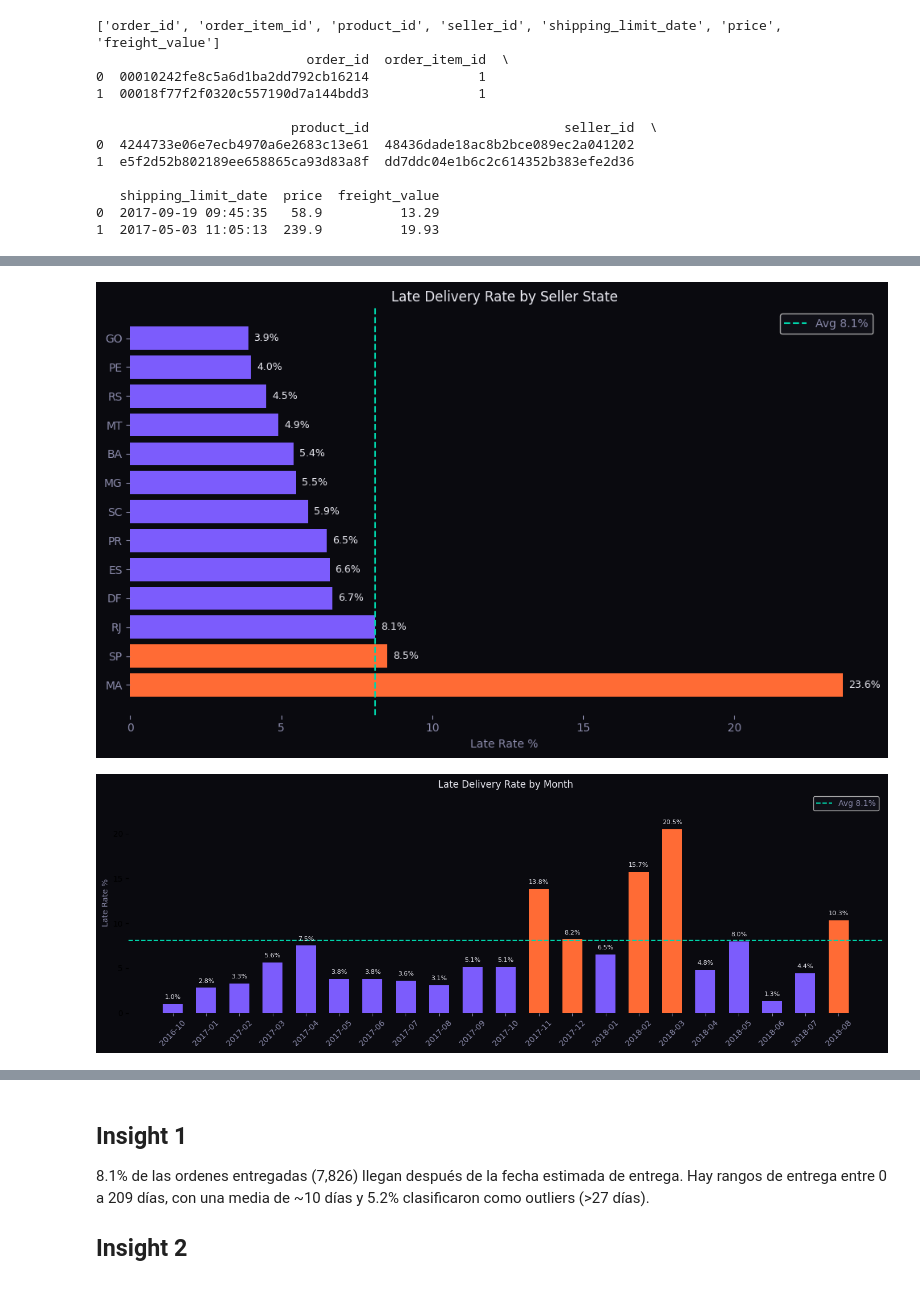
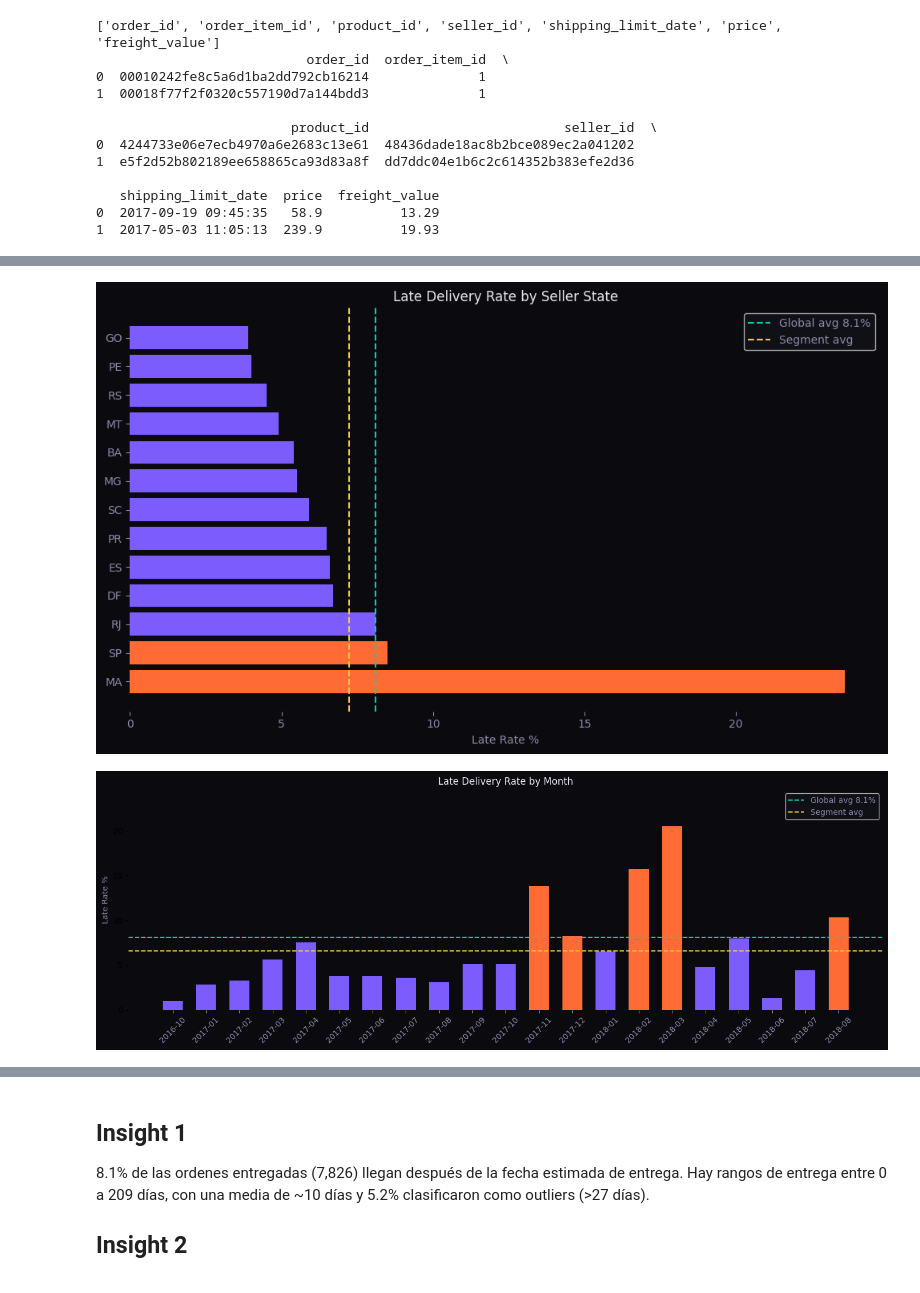
Before and after one commit to xbanuelos/BI-Portfolio, a Jupyter notebook: phase_01/project_02_delivery_time/delivery_time_analysis.ipynb, the cells around one changed output, grey strips where cells are left out. Drawn from its saved outputs; the diff is of its cells as text; code cells hidden in the pictures.

```diff
--- a/phase_01/project_02_delivery_time/delivery_time_analysis.ipynb
+++ b/phase_01/project_02_delivery_time/delivery_time_analysis.ipynb
@@ -262,9 +262,11 @@ bars = ax.barh(late_by_seller['seller_state'],
                color=['#7c5cfc' if r <= 8.1 else '#ff6b35'
                       for r in late_by_seller['late_rate']])
 
-ax.axvline(x=8.1, color='#00d4aa', linestyle='--', linewidth=1.5, label='Avg 8.1%')
-ax.bar_label(bars, labels=[f"{r}%" for r in late_by_seller['late_rate']],
-             padding=5, color='#e8e8f0', fontsize=9)
+segment_avg = late_by_seller['late_rate'].mean()
+
+ax.axvline(x=8.1, color='#00d4aa', linestyle='--', linewidth=1.5, label='Global avg 8.1%')
+ax.axvline(x=segment_avg, color='#f5c842', linestyle='--', linewidth=1.5,
+           label=f'Segment avg')
 
 ax.set_title('Late Delivery Rate by Seller State', color='#e8e8f0')
 ax.set_xlabel('Late Rate %', color='#8a8aaa')
@@ -277,7 +279,7 @@ ax.spines[['top','right','left','bottom']].set_visible(False)
 plt.tight_layout()
 plt.show()
 # %% [output]
-[figure, old version]
+[figure, new version]
 # %%
 #seasonal sale
 
@@ -293,24 +295,26 @@ late_by_month['late_rate'] = (late_by_month['late_orders'] / late_by_month['tota
 # %%
 fig, ax = plt.subplots(figsize=(14, 5))
 
 bars = ax.bar(late_by_month['month'], late_by_month['late_rate'],
               color=['#ff6b35' if r > 8.1 else '#7c5cfc' for r in late_by_month['late_rate']],
               width=0.6)
 
-ax.axhline(y=8.1, color='#00d4aa', linestyle='--', linewidth=1.5, label='Avg 8.1%')
-ax.bar_label(bars, labels=[f"{r}%" for r in late_by_month['late_rate']],
-             padding=5, color='#e8e8f0', fontsize=8)
+segment_avg = late_by_month['late_rate'].mean()
+
+ax.axhline(y=8.1, color='#00d4aa', linestyle='--', linewidth=1.5, label='Global avg 8.1%')
+ax.axhline(y=segment_avg, color='#f5c842', linestyle='--', linewidth=1.5,
+           label=f'Segment avg')
 
 ax.set_title('Late Delivery Rate by Month', color='#e8e8f0')
 ax.set_ylabel('Late Rate %', color='#8a8aaa')
 ax.set_ylim(0, late_by_month['late_rate'].max() * 1.2)
 ax.legend(facecolor='#12121a', labelcolor='#8a8aaa')
 ax.set_facecolor('#0a0a0f')
 fig.patch.set_facecolor('#0a0a0f')
 ax.tick_params(colors='#8a8aaa', axis='x', rotation=45)
 ax.spines[['top','right','left','bottom']].set_visible(False)
 
 plt.tight_layout()
 plt.show()
 # %% [output]
-[figure, old version]
+[figure, new version]
```
Also changed, not shown: parts of 8 cells of this notebook.
